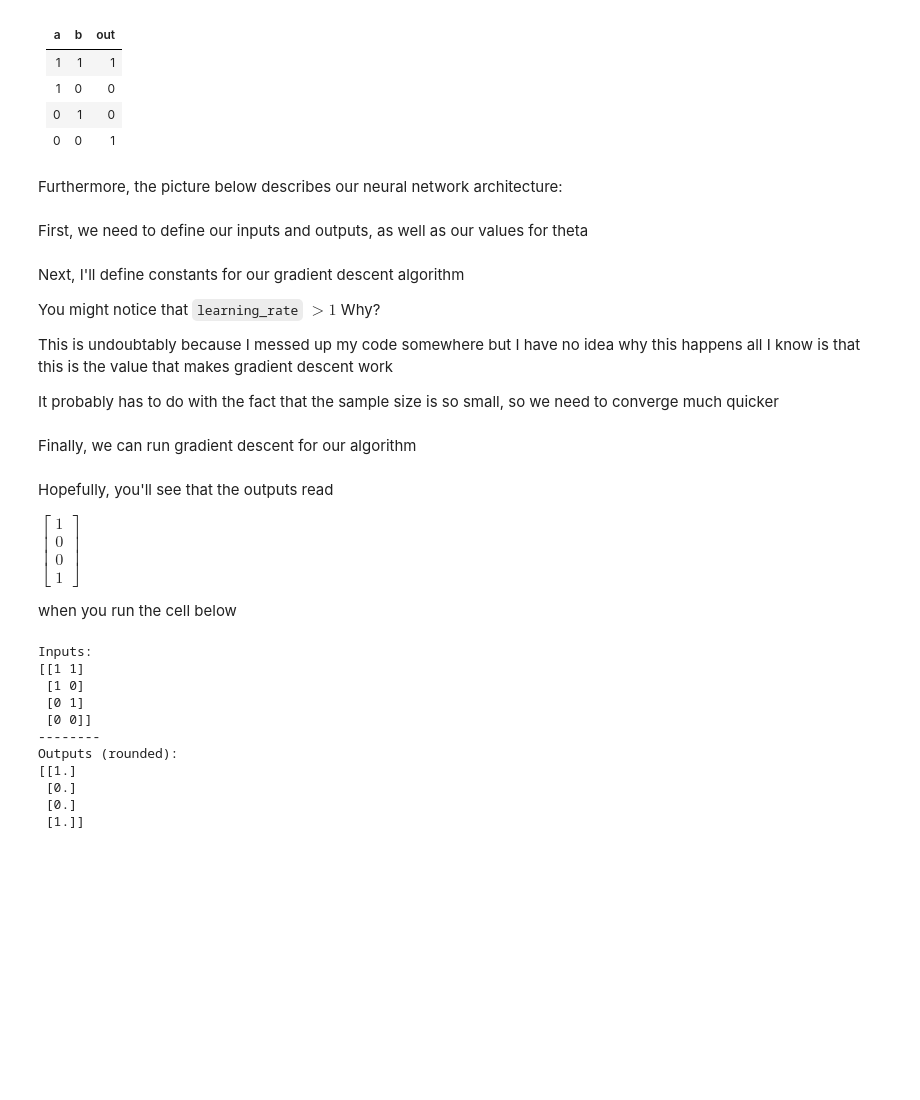
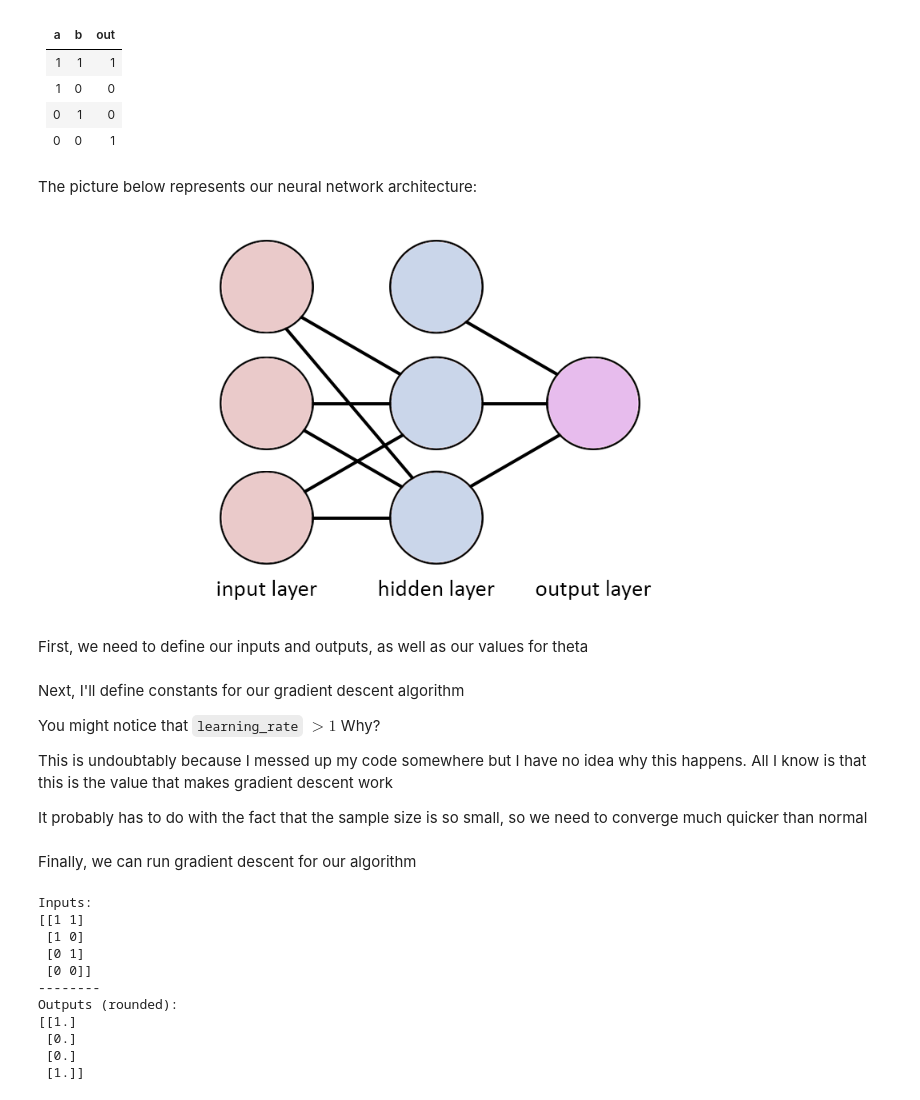
Before and after one commit to nbalepur/SIGNLL-Fall-2020, a Jupyter notebook: Neural Networks/Neural Networks Filled.ipynb, the cells around one changed output. Saved outputs shown, nothing was run; the diff lists cells and outputs as text; code cells hidden in the pictures; blank space fills up the shorter version.

```diff
--- a/Neural Networks/Neural Networks Filled.ipynb
+++ b/Neural Networks/Neural Networks Filled.ipynb
@@ -172,7 +172,12 @@ We can use the following truth table to describe `xnor`:
 | 0 | 1 |  0  |
 | 0 | 0 |  1  |
 # %% [markdown]
-Furthermore, the picture below describes our neural network architecture:
+The picture below represents our neural network architecture:
+# %%
+from IPython.display import Image
+Image(filename = "./xnor.png", width=800, height=800)
+# %% [output]
+[figure, added]
 # %% [markdown]
 First, we need to define our inputs and outputs, as well as our values for theta
 # %%
@@ -187,9 +192,9 @@ Next, I'll define constants for our gradient descent algorithm
 
 You might notice that `learning_rate` $ > 1$ Why?
 
-This is undoubtably because I messed up my code somewhere but I have no idea why this happens all I know is that this is the value that makes gradient descent work
+This is undoubtably because I messed up my code somewhere but I have no idea why this happens. All I know is that this is the value that makes gradient descent work
 
-It probably has to do with the fact that the sample size is so small, so we need to converge much quicker
+It probably has to do with the fact that the sample size is so small, so we need to converge much quicker than normal
 # %%
 # defining constants
 sample_size = xnor_inputs.shape[0]
@@ -208,12 +213,6 @@ for iteration in range(num_iterations):
     # adjust both of our thetas, taking a small step towards the minimum
     xnor_thetas[0] = xnor_thetas[0] - learning_rate * gradients[0]
     xnor_thetas[1] = xnor_thetas[1] - learning_rate * gradients[1]
-# %% [markdown]
-Hopefully, you'll see that the outputs read
-
-$\begin{bmatrix}1 \\ 0 \\ 0 \\ 1\end{bmatrix}$
-
-when you run the cell below
 # %%
 # run this cell to check your code!
 print("Inputs:")
```
Also changed, not shown: parts of 29 cells of this notebook.
